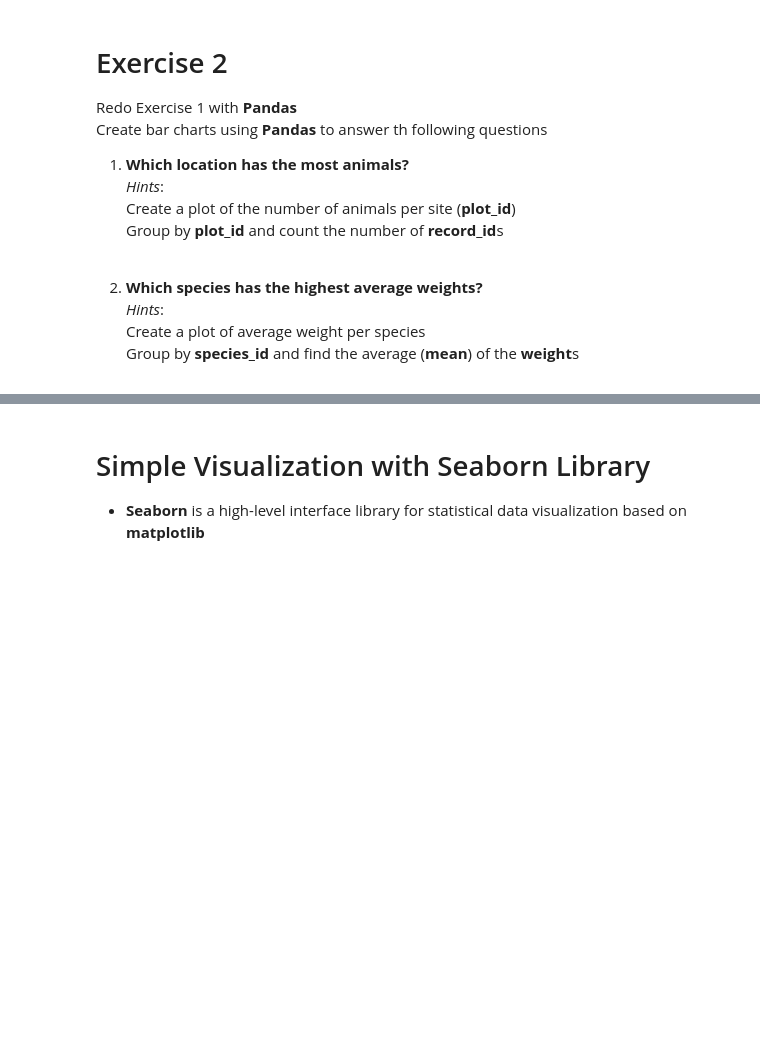
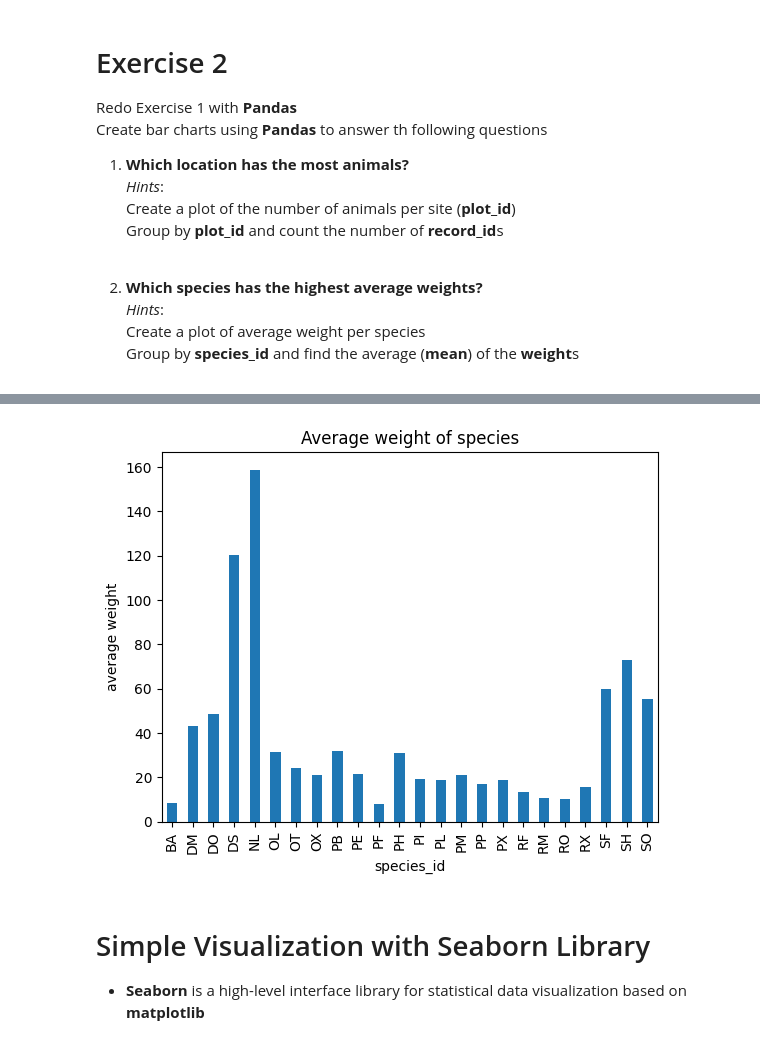
Before and after one commit to bhagyalakshmic/Data_Visualization_with_Python, a Jupyter notebook: Data_Visualization_with_Python.ipynb, the cells around one changed output, grey strips where cells are left out. Saved outputs shown, nothing was run; the diff lists cells and outputs as text; code cells hidden in the pictures; blank space fills up the shorter version.

```diff
--- a/Data_Visualization_with_Python.ipynb
+++ b/Data_Visualization_with_Python.ipynb
@@ -437,3 +528,10 @@ Create bar charts using **Pandas** to answer th following questions
+# %%
+sp_ave_wt = surveys_complete.groupby('species_id')['weight'].mean()
+sp_ave_wt.plot(kind='bar',title='Average weight of species')
+plt.ylabel('average weight')
+plt.show()
+# %% [output]
+[figure, added]
 # %% [markdown]
 # Simple Visualization with Seaborn Library
 * **Seaborn** is a high-level interface library for statistical data visualization  based on **matplotlib**
```
Also changed, not shown: parts of 32 cells of this notebook.
